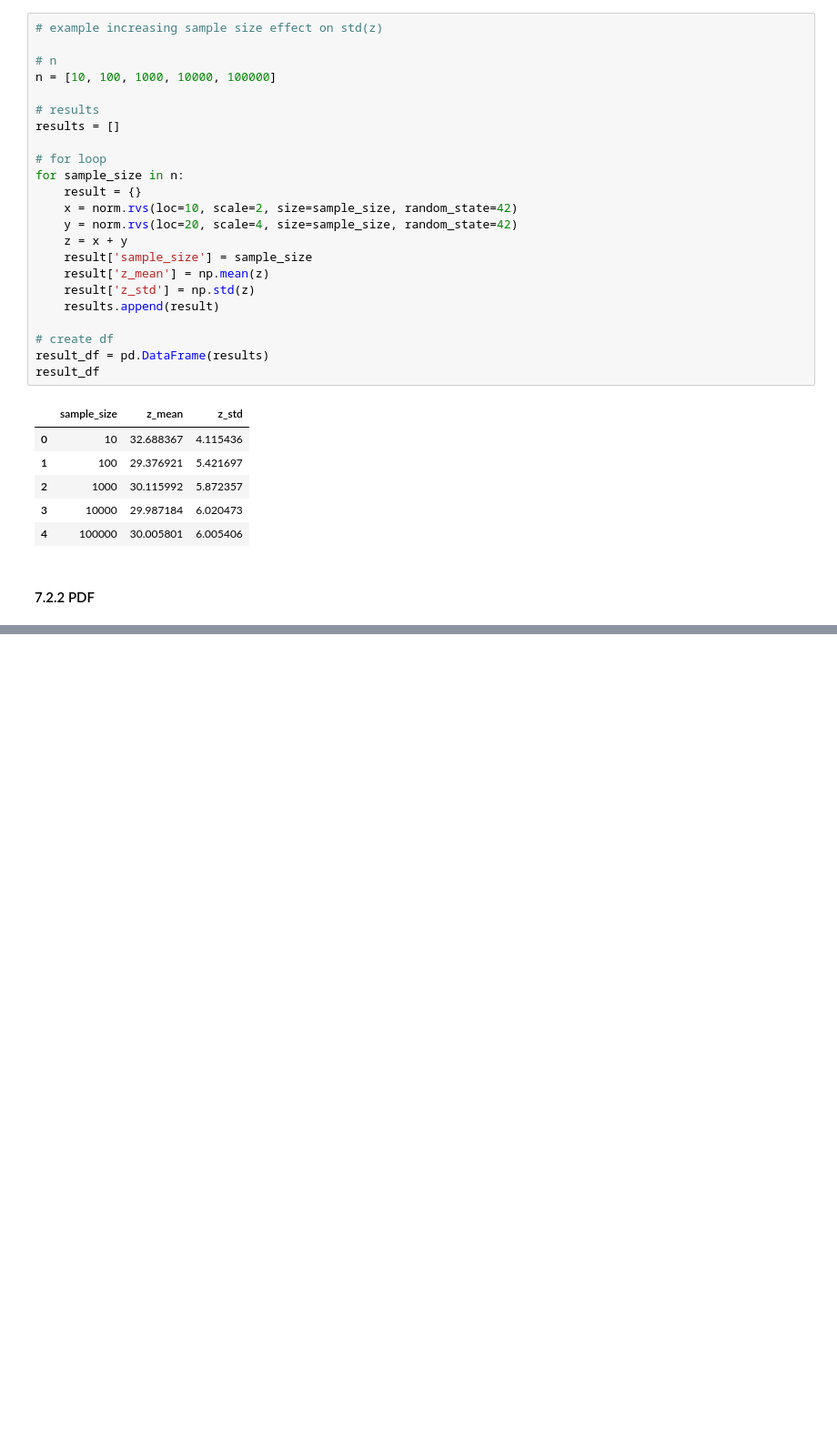
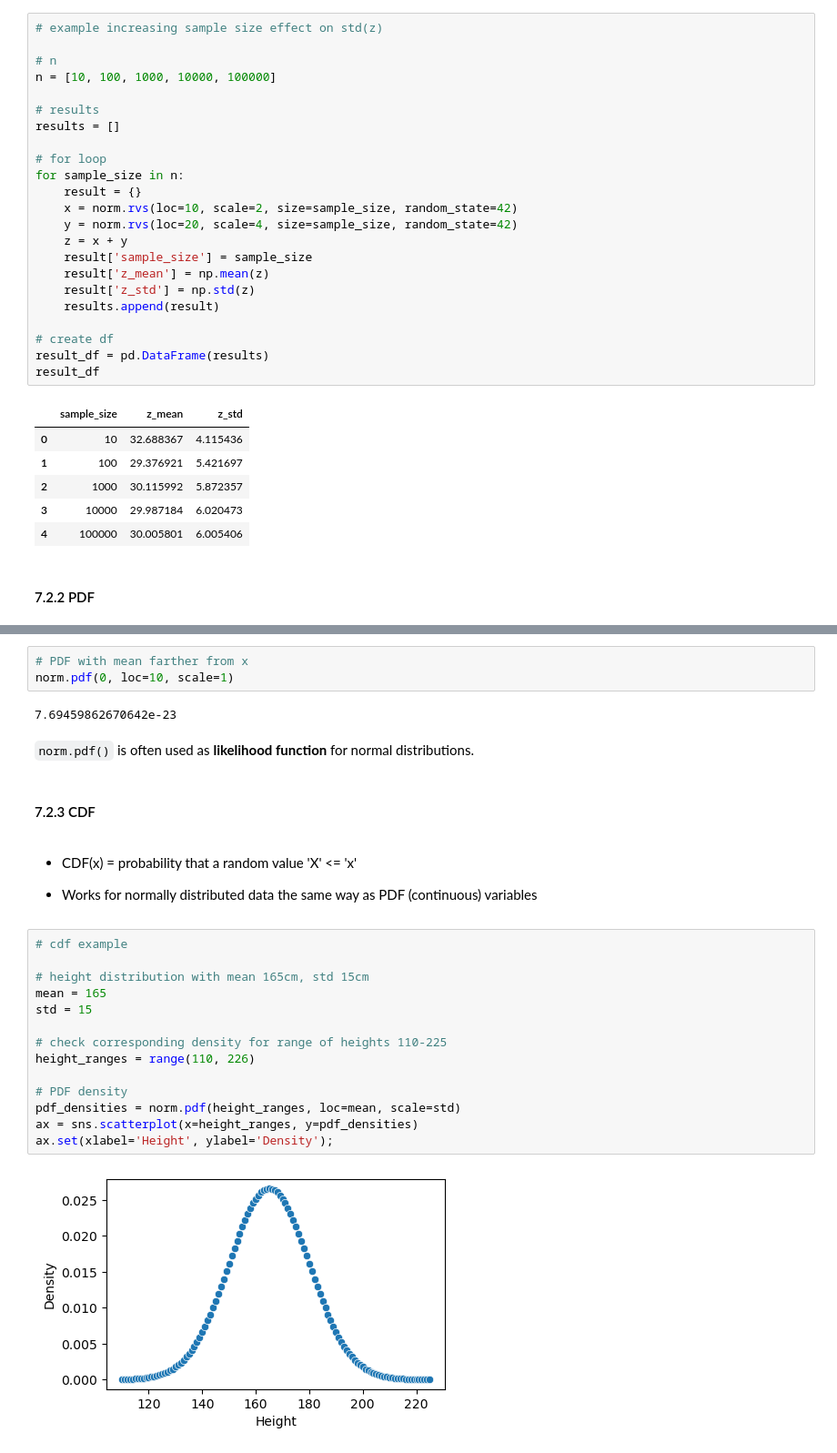
Before and after one commit to mikjf/statistics_and_experimental_design, a Jupyter notebook: basics_descriptive_statistics.ipynb, the cells around one changed output, grey strips where cells are left out. Shown at 91% size. Cells and saved outputs as stored; diff of their text form; blank space fills up the shorter version.

```diff
--- a/basics_descriptive_statistics.ipynb
+++ b/basics_descriptive_statistics.ipynb
@@ -473,0 +490,29 @@ result_df
+# %%
+# PDF with mean farther from x
+norm.pdf(0, loc=10, scale=1)
+# %% [output]
+7.69459862670642e-23
+# %% [markdown]
+`norm.pdf()` is often used as **likelihood function** for normal distributions.
+# %% [markdown]
+#### 7.2.3 CDF
+# %% [markdown]
+- CDF(x) = probability that a random value 'X' <= 'x'
+
+- Works for normally distributed data the same way as PDF (continuous) variables
+# %%
+# cdf example
+
+# height distribution with mean 165cm, std 15cm
+mean = 165
+std = 15
+
+# check corresponding density for range of heights 110-225
+height_ranges = range(110, 226)
+
+# PDF density
+pdf_densities = norm.pdf(height_ranges, loc=mean, scale=std)
+ax = sns.scatterplot(x=height_ranges, y=pdf_densities)
+ax.set(xlabel='Height', ylabel='Density');
+# %% [output]
+[figure, added]
```
Also changed, not shown: parts of 53 cells of this notebook.
